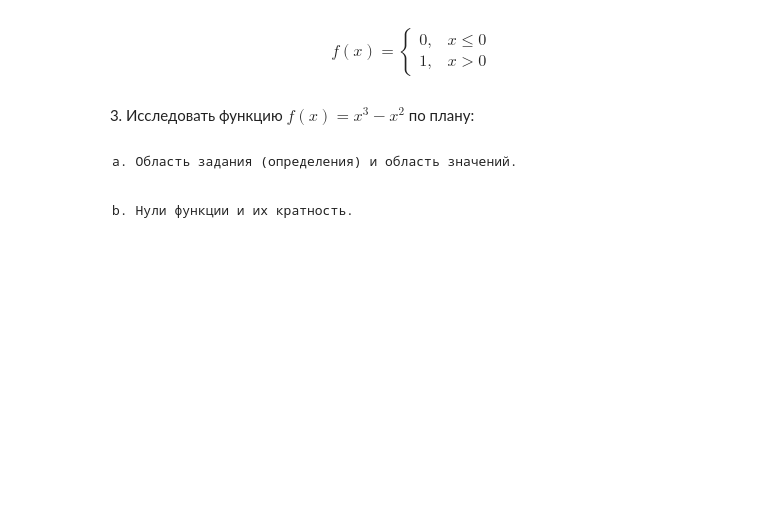
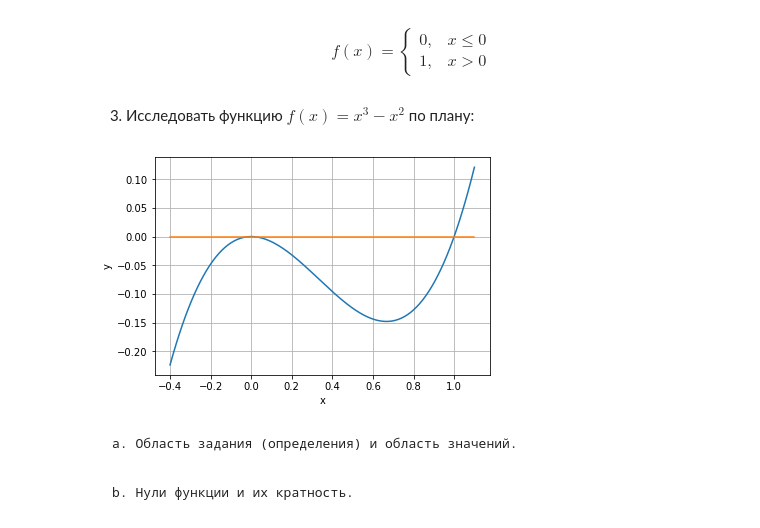
Before and after one commit to barinsm/GeekBrains, a Jupyter notebook: hw04.ipynb, the cells around one changed output. Saved outputs shown, nothing was run; the diff lists cells and outputs as text; code cells hidden in the pictures; blank space fills up the shorter version.

```diff
--- a/hw04.ipynb
+++ b/hw04.ipynb
@@ -17,6 +39,16 @@ f(x)=\left\{\begin{array}{cc}{0,} & {x \leq 0} \\ {1,} & {x>0}\end{array}\right.
 $$
 # %% [markdown]
 3. Исследовать функцию $f(x)=x^3-x^2$ по плану:
+# %%
+x = np.linspace(-0.4, 1.1, 201)
+plt.plot(x, x**3 - x**2)
+plt.plot(x, x*0)
+plt.xlabel('x')
+plt.ylabel('y')
+plt.grid(True)
+plt.show()
+# %% [output]
+[figure, added]
 # %% [markdown]
     a. Область задания (определения) и область значений.
 # %%
```
Also changed, not shown: parts of 10 cells of this notebook.
